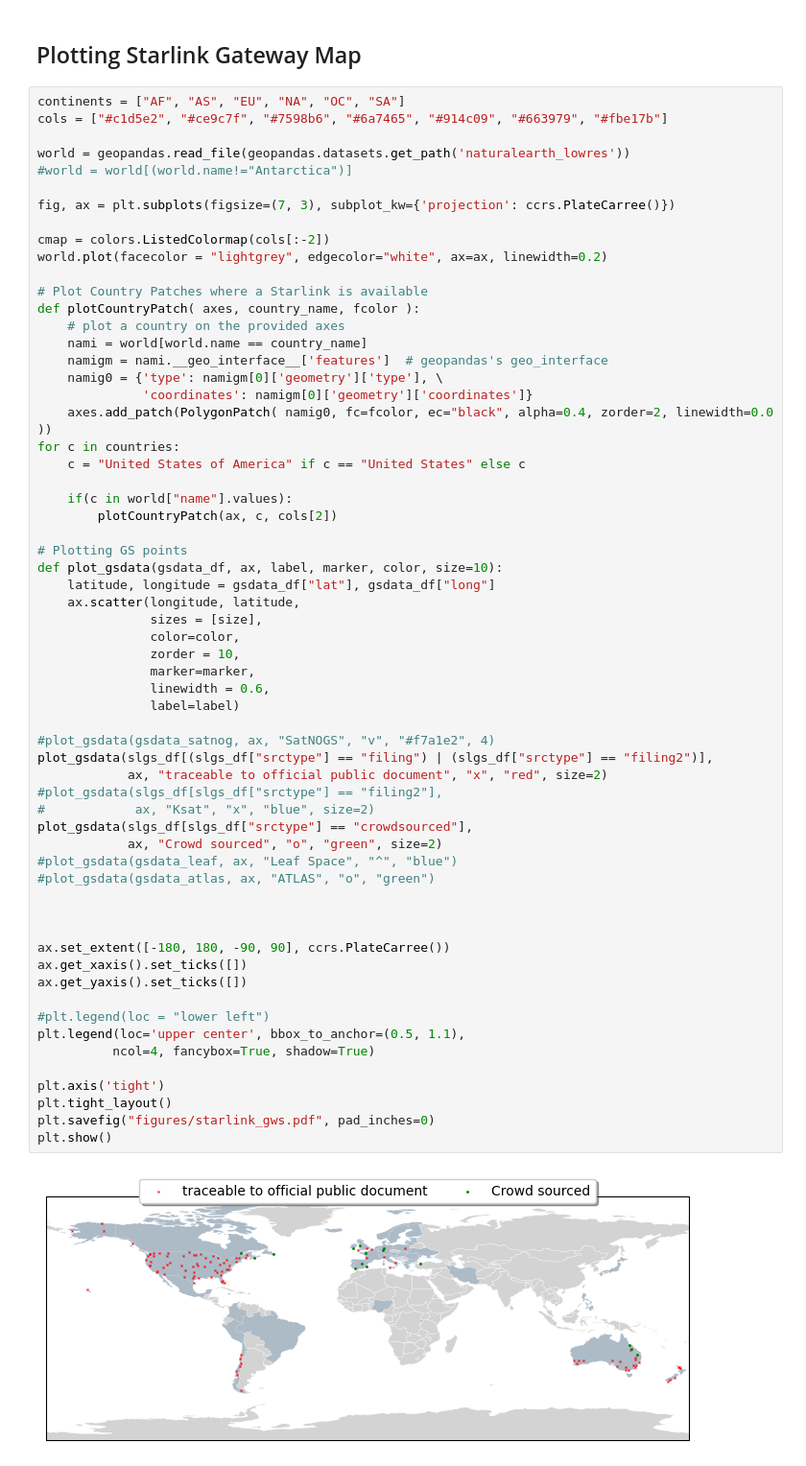
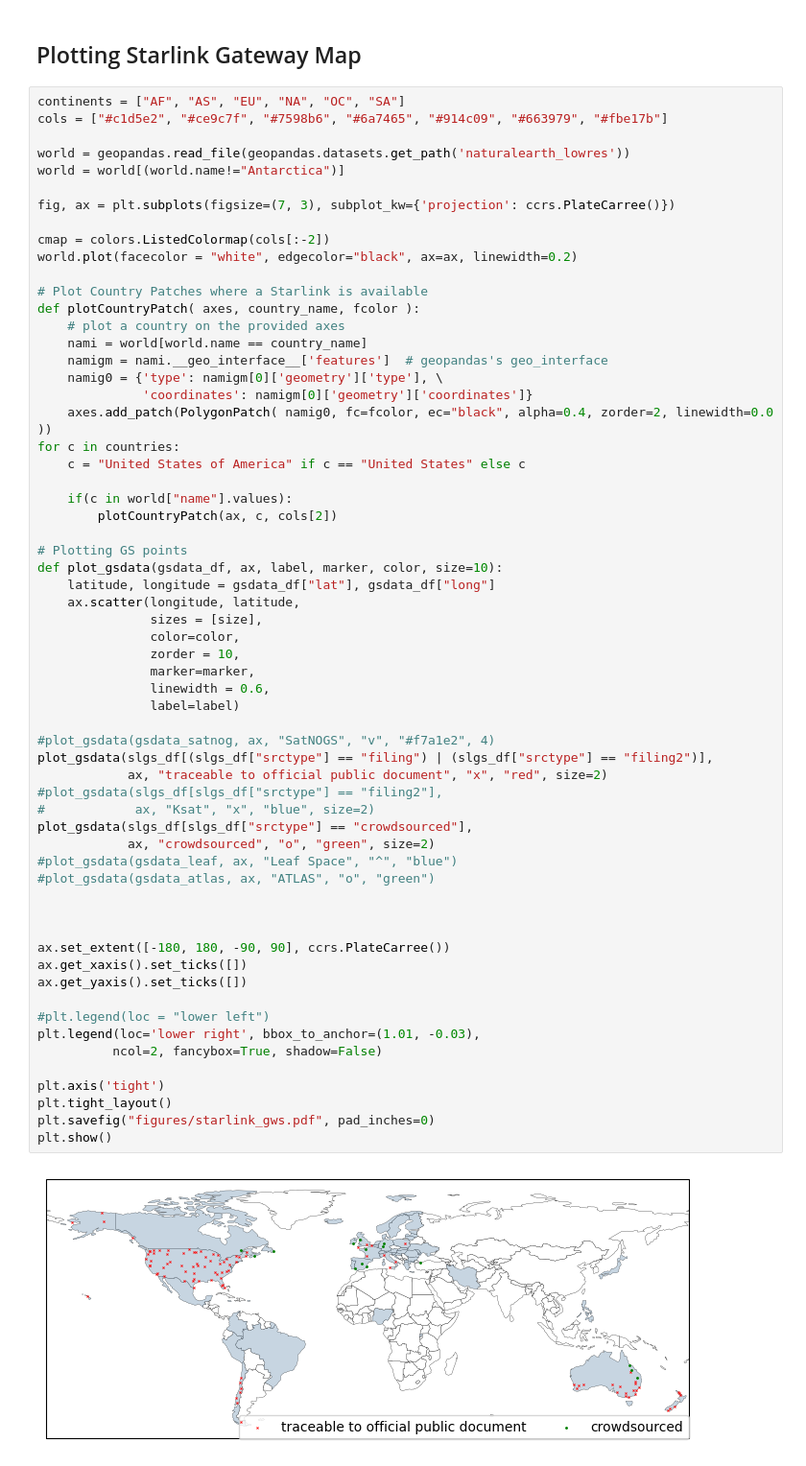
Before and after one commit to Rakagami/datascience_satellites_and_me, a Jupyter notebook: maps.ipynb, the cells around one changed output. Shown: that part at 96% size. Cells and saved outputs as stored; diff of their text form.

```diff
--- a/maps.ipynb
+++ b/maps.ipynb
@@ -240,12 +242,12 @@ continents = ["AF", "AS", "EU", "NA", "OC", "SA"]
 cols = ["#c1d5e2", "#ce9c7f", "#7598b6", "#6a7465", "#914c09", "#663979", "#fbe17b"]
 
 world = geopandas.read_file(geopandas.datasets.get_path('naturalearth_lowres'))
-#world = world[(world.name!="Antarctica")]
+world = world[(world.name!="Antarctica")]
 
 fig, ax = plt.subplots(figsize=(7, 3), subplot_kw={'projection': ccrs.PlateCarree()})
 
 cmap = colors.ListedColormap(cols[:-2])
-world.plot(facecolor = "lightgrey", edgecolor="white", ax=ax, linewidth=0.2)
+world.plot(facecolor = "white", edgecolor="black", ax=ax, linewidth=0.2)
 
 # Plot Country Patches where a Starlink is available
 def plotCountryPatch( axes, country_name, fcolor ):
@@ -267,34 +269,34 @@ def plot_gsdata(gsdata_df, ax, label, marker, color, size=10):
     ax.scatter(longitude, latitude,
                sizes = [size],
                color=color,
                zorder = 10,
                marker=marker,
                linewidth = 0.6,
                label=label)
 
 #plot_gsdata(gsdata_satnog, ax, "SatNOGS", "v", "#f7a1e2", 4)
 plot_gsdata(slgs_df[(slgs_df["srctype"] == "filing") | (slgs_df["srctype"] == "filing2")],
             ax, "traceable to official public document", "x", "red", size=2)
 #plot_gsdata(slgs_df[slgs_df["srctype"] == "filing2"],
 #            ax, "Ksat", "x", "blue", size=2)
 plot_gsdata(slgs_df[slgs_df["srctype"] == "crowdsourced"],
-            ax, "Crowd sourced", "o", "green", size=2)
+            ax, "crowdsourced", "o", "green", size=2)
 #plot_gsdata(gsdata_leaf, ax, "Leaf Space", "^", "blue")
 #plot_gsdata(gsdata_atlas, ax, "ATLAS", "o", "green")
 
 
 
 ax.set_extent([-180, 180, -90, 90], ccrs.PlateCarree())
 ax.get_xaxis().set_ticks([])
 ax.get_yaxis().set_ticks([])
 
 #plt.legend(loc = "lower left")
-plt.legend(loc='upper center', bbox_to_anchor=(0.5, 1.1),
-          ncol=4, fancybox=True, shadow=True)
+plt.legend(loc='lower right', bbox_to_anchor=(1.01, -0.03),
+          ncol=2, fancybox=True, shadow=False)
 
 plt.axis('tight')
 plt.tight_layout()
 plt.savefig("figures/starlink_gws.pdf", pad_inches=0)
 plt.show()
 # %% [output]
-[figure, old version]
+[figure, new version]
```
Also changed, not shown: parts of 2 cells of this notebook, 3 other files.
